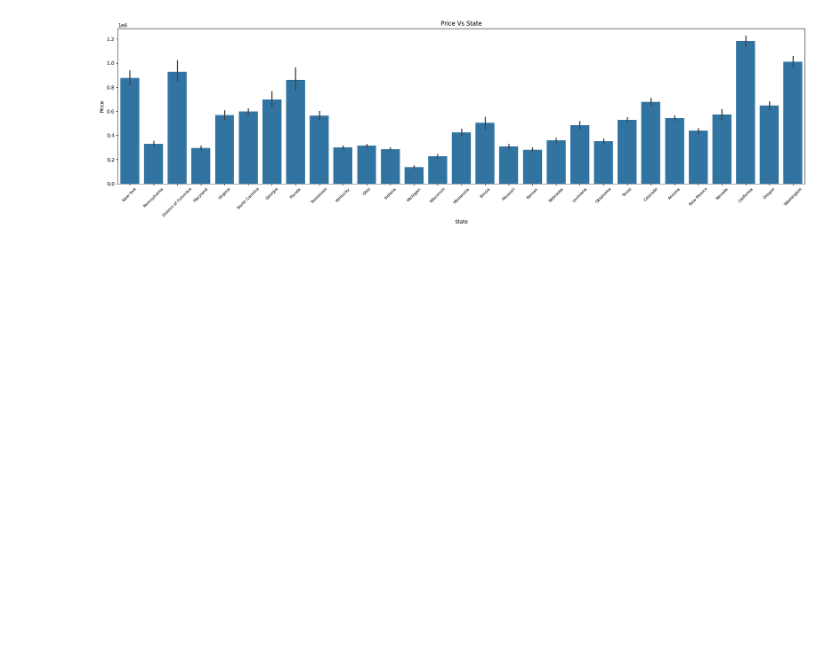
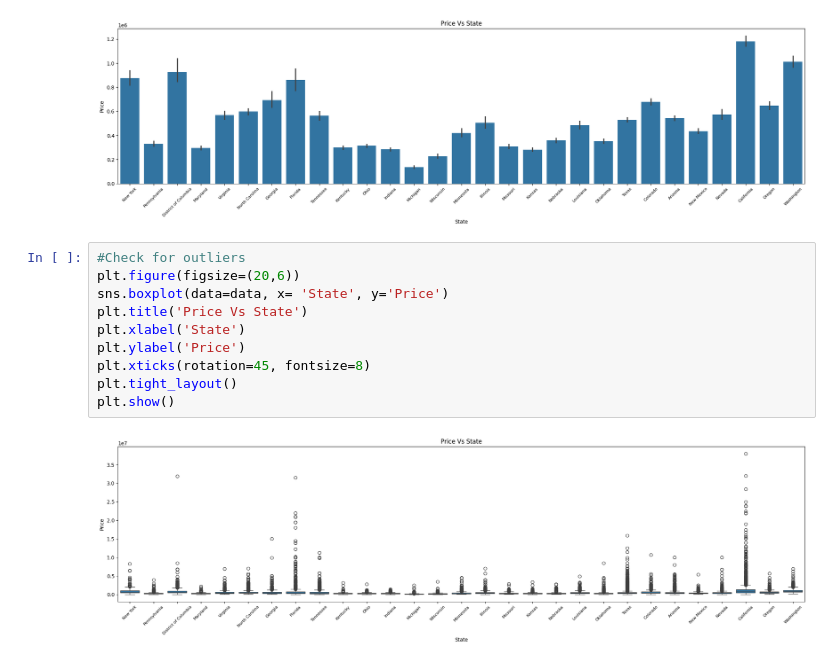
Before and after one commit to ashmehta/HousePricePredictions, a Jupyter notebook: HousePriceAnalysis.ipynb, the cells around one changed output. Cells and saved outputs as stored; diff of their text form; blank space fills up the shorter version.

Commit message:
Checked for outliers

```diff
--- a/HousePriceAnalysis.ipynb
+++ b/HousePriceAnalysis.ipynb
@@ -128,3 +128,15 @@ plt.tight_layout()
 plt.show()
 # %% [output]
 [figure]
+# %%
+#Check for outliers
+plt.figure(figsize=(20,6))
+sns.boxplot(data=data, x= 'State', y='Price')
+plt.title('Price Vs State')
+plt.xlabel('State')
+plt.ylabel('Price')
+plt.xticks(rotation=45, fontsize=8)
+plt.tight_layout()
+plt.show()
+# %% [output]
+[figure, added]
```
